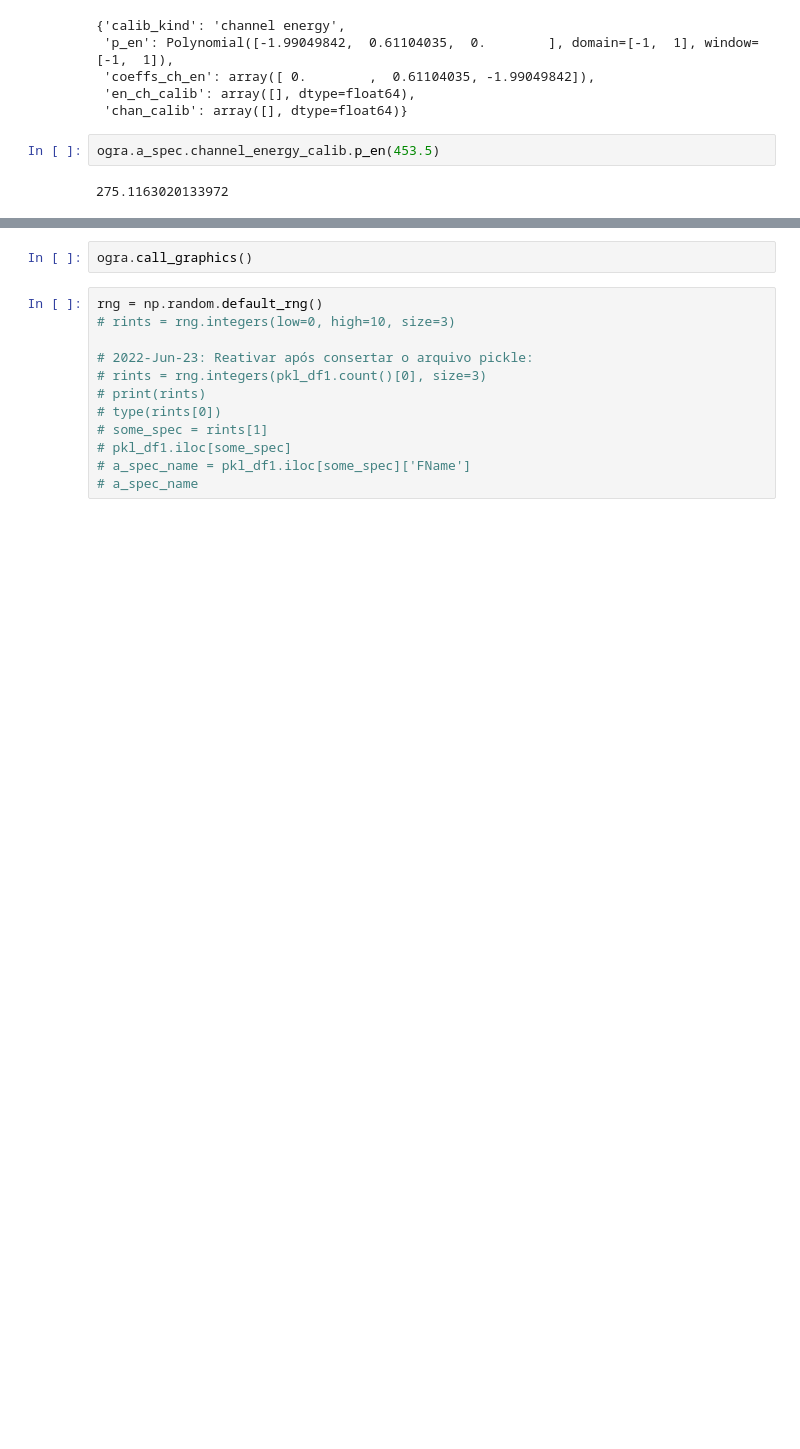
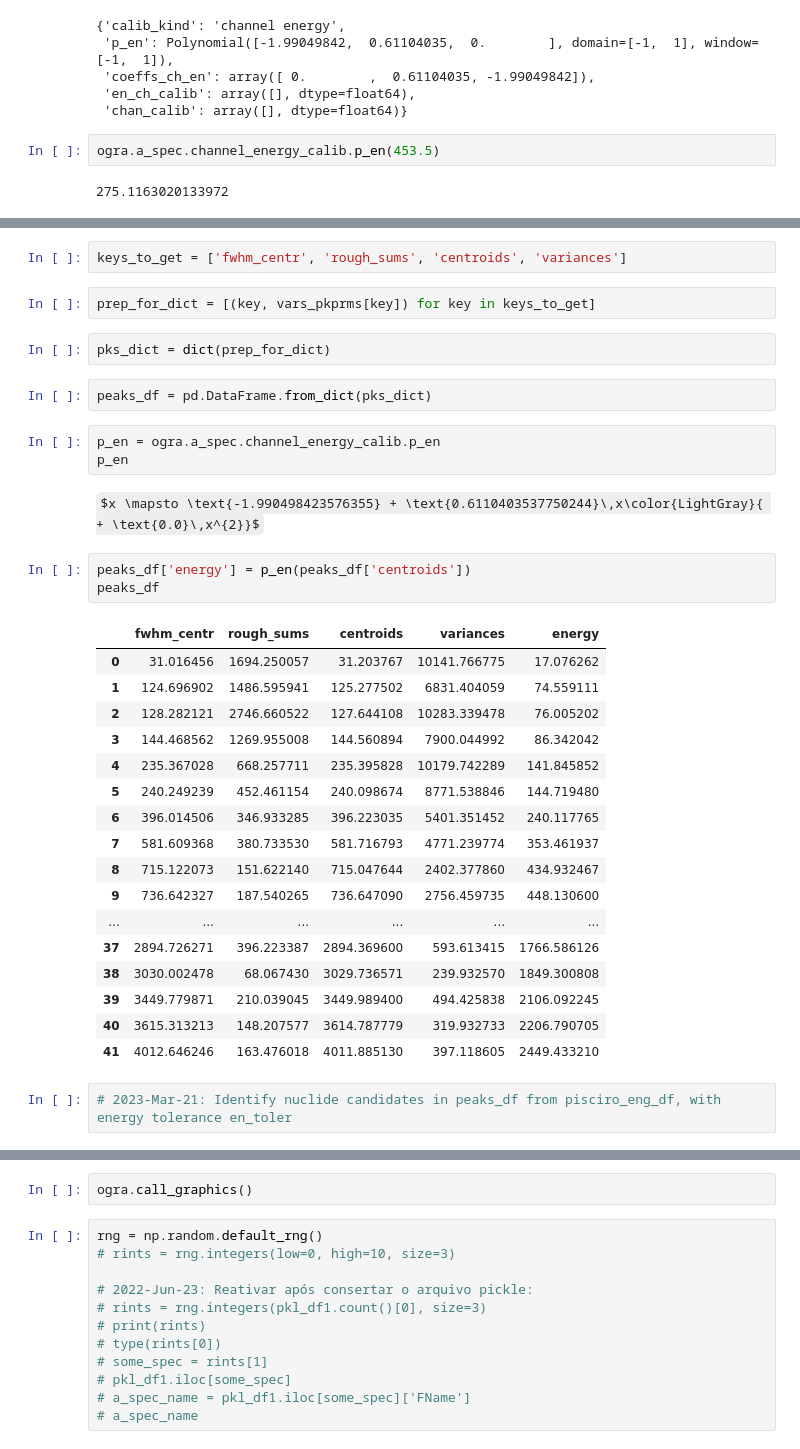
Before and after one commit to terrabela/OGRaySpY, a Jupyter notebook: src/radionuclide_analysis.ipynb, the cells around one changed output, grey strips where cells are left out. Saved outputs shown, nothing was run; the diff lists cells and outputs as text; some formulas as TeX source; blank space fills up the shorter version.

Commit message:
Implementing nuclide libraries

```diff
--- a/src/radionuclide_analysis.ipynb
+++ b/src/radionuclide_analysis.ipynb
@@ -120,0 +219,36 @@ Series([], dtype: object)
+# %%
+keys_to_get = ['fwhm_centr', 'rough_sums', 'centroids', 'variances']
+# %%
+prep_for_dict = [(key, vars_pkprms[key]) for key in keys_to_get]
+# %%
+pks_dict = dict(prep_for_dict)
+# %%
+peaks_df = pd.DataFrame.from_dict(pks_dict)
+# %%
+p_en = ogra.a_spec.channel_energy_calib.p_en
+p_en
+# %% [output]
+$x \mapsto \text{-1.990498423576355} + \text{0.6110403537750244}\,x\color{LightGray}{ + \text{0.0}\,x^{2}}$
+# %%
+peaks_df['energy'] = p_en(peaks_df['centroids'])
+peaks_df
+# %% [output]
+|  | fwhm_centr | rough_sums | centroids | variances | energy |
+| 0 | 31.016456 | 1694.250057 | 31.203767 | 10141.766775 | 17.076262 |
+| 1 | 124.696902 | 1486.595941 | 125.277502 | 6831.404059 | 74.559111 |
+| 2 | 128.282121 | 2746.660522 | 127.644108 | 10283.339478 | 76.005202 |
+| 3 | 144.468562 | 1269.955008 | 144.560894 | 7900.044992 | 86.342042 |
+| 4 | 235.367028 | 668.257711 | 235.395828 | 10179.742289 | 141.845852 |
+| 5 | 240.249239 | 452.461154 | 240.098674 | 8771.538846 | 144.719480 |
+| 6 | 396.014506 | 346.933285 | 396.223035 | 5401.351452 | 240.117765 |
+| 7 | 581.609368 | 380.733530 | 581.716793 | 4771.239774 | 353.461937 |
+| 8 | 715.122073 | 151.622140 | 715.047644 | 2402.377860 | 434.932467 |
+| 9 | 736.642327 | 187.540265 | 736.647090 | 2756.459735 | 448.130600 |
+| ... | ... | ... | ... | ... | ... |
+| 37 | 2894.726271 | 396.223387 | 2894.369600 | 593.613415 | 1766.586126 |
+| 38 | 3030.002478 | 68.067430 | 3029.736571 | 239.932570 | 1849.300808 |
+| 39 | 3449.779871 | 210.039045 | 3449.989400 | 494.425838 | 2106.092245 |
+| 40 | 3615.313213 | 148.207577 | 3614.787779 | 319.932733 | 2206.790705 |
+| 41 | 4012.646246 | 163.476018 | 4011.885130 | 397.118605 | 2449.433210 |
+# %%
+# 2023-Mar-21: Identify nuclide candidates in peaks_df from pisciro_eng_df, with energy tolerance en_toler
```
Also changed, not shown: parts of 65 cells of this notebook, 2 other files.
